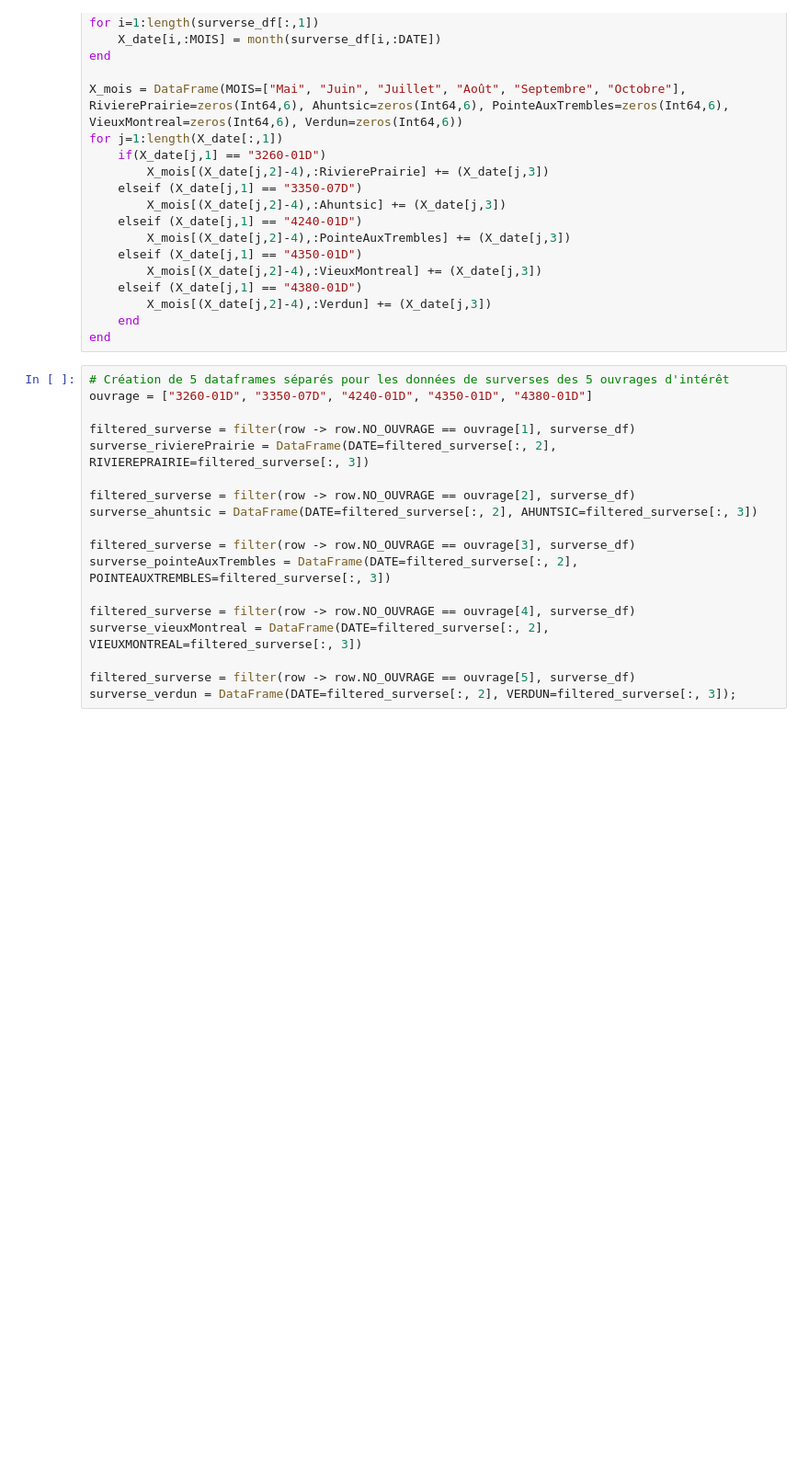
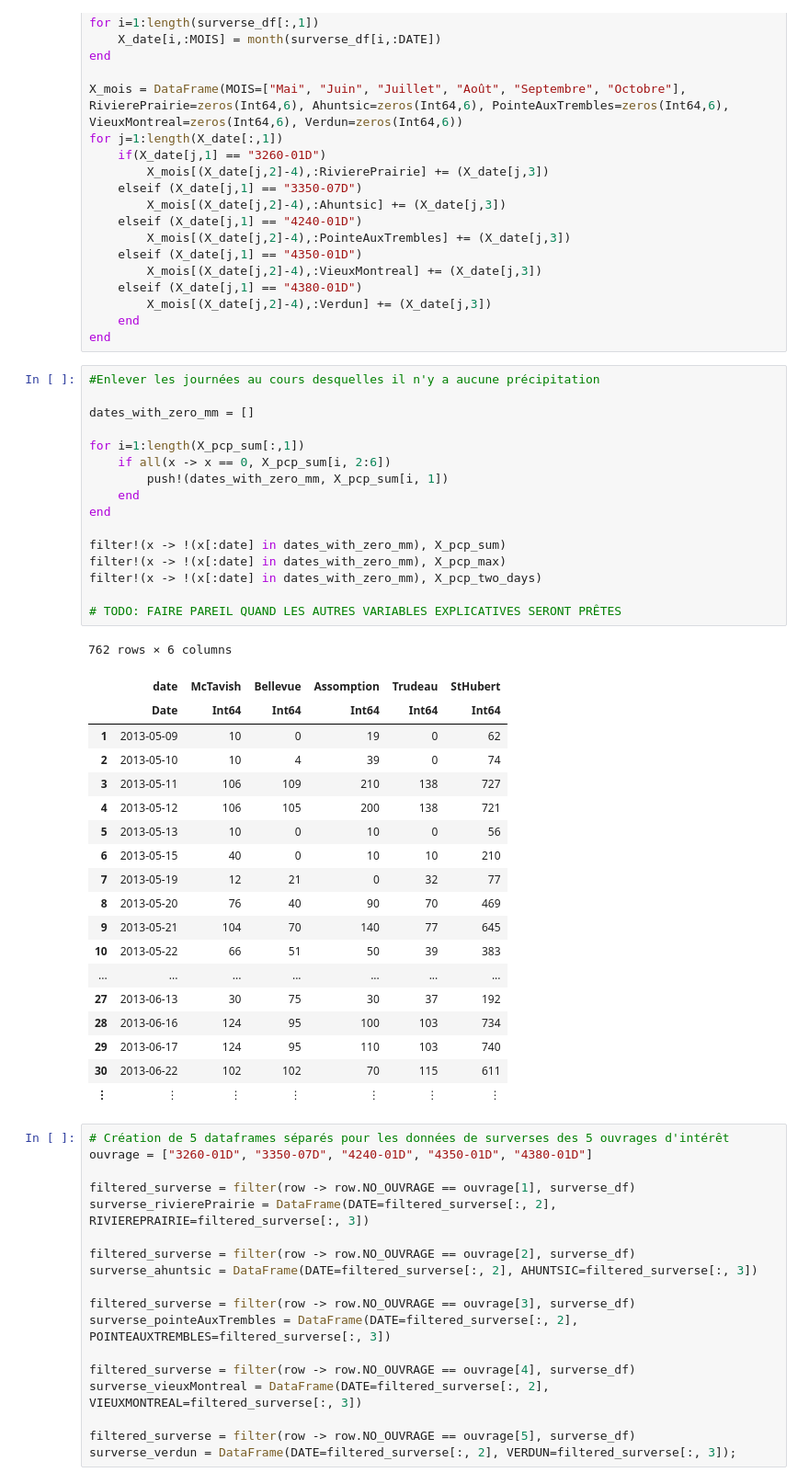
Before and after one commit to gafaua/projetMTH3302, a Jupyter notebook: ProjetA19.ipynb, the cells around one changed output. Shown at 92% size. Drawn from its saved outputs; the diff is of its cells as text; blank space fills up the shorter version.

Commit message:
Test, enlever certaines lignes inutiles

```diff
--- a/ProjetA19.ipynb
+++ b/ProjetA19.ipynb
@@ -236,6 +233,42 @@ for j=1:length(X_date[:,1])
         X_mois[(X_date[j,2]-4),:Verdun] += (X_date[j,3])
     end
 end
+# %%
+#Enlever les journées au cours desquelles il n'y a aucune précipitation
+
+dates_with_zero_mm = []
+
+for i=1:length(X_pcp_sum[:,1])
+    if all(x -> x == 0, X_pcp_sum[i, 2:6])
+        push!(dates_with_zero_mm, X_pcp_sum[i, 1])
+    end
+end
+
+filter!(x -> !(x[:date] in dates_with_zero_mm), X_pcp_sum)
+filter!(x -> !(x[:date] in dates_with_zero_mm), X_pcp_max)
+filter!(x -> !(x[:date] in dates_with_zero_mm), X_pcp_two_days)
+
+# TODO: FAIRE PAREIL QUAND LES AUTRES VARIABLES EXPLICATIVES SERONT PRÊTES
+# %% [output]
+762 rows × 6 columns
+|  | date | McTavish | Bellevue | Assomption | Trudeau | StHubert |
+|  | Date | Int64 | Int64 | Int64 | Int64 | Int64 |
+| 1 | 2013-05-09 | 10 | 0 | 19 | 0 | 62 |
+| 2 | 2013-05-10 | 10 | 4 | 39 | 0 | 74 |
+| 3 | 2013-05-11 | 106 | 109 | 210 | 138 | 727 |
+| 4 | 2013-05-12 | 106 | 105 | 200 | 138 | 721 |
+| 5 | 2013-05-13 | 10 | 0 | 10 | 0 | 56 |
+| 6 | 2013-05-15 | 40 | 0 | 10 | 10 | 210 |
+| 7 | 2013-05-19 | 12 | 21 | 0 | 32 | 77 |
+| 8 | 2013-05-20 | 76 | 40 | 90 | 70 | 469 |
+| 9 | 2013-05-21 | 104 | 70 | 140 | 77 | 645 |
+| 10 | 2013-05-22 | 66 | 51 | 50 | 39 | 383 |
+| ... | ... | ... | ... | ... | ... | ... |
+| 27 | 2013-06-13 | 30 | 75 | 30 | 37 | 192 |
+| 28 | 2013-06-16 | 124 | 95 | 100 | 103 | 734 |
+| 29 | 2013-06-17 | 124 | 95 | 110 | 103 | 740 |
+| 30 | 2013-06-22 | 102 | 102 | 70 | 115 | 611 |
+| ⋮ | ⋮ | ⋮ | ⋮ | ⋮ | ⋮ | ⋮ |
 # %%
 # Création de 5 dataframes séparés pour les données de surverses des 5 ouvrages d'intérêt
 ouvrage = ["3260-01D", "3350-07D", "4240-01D", "4350-01D", "4380-01D"]
```
Also changed, not shown: parts of 3 cells of this notebook, 3 other files.
